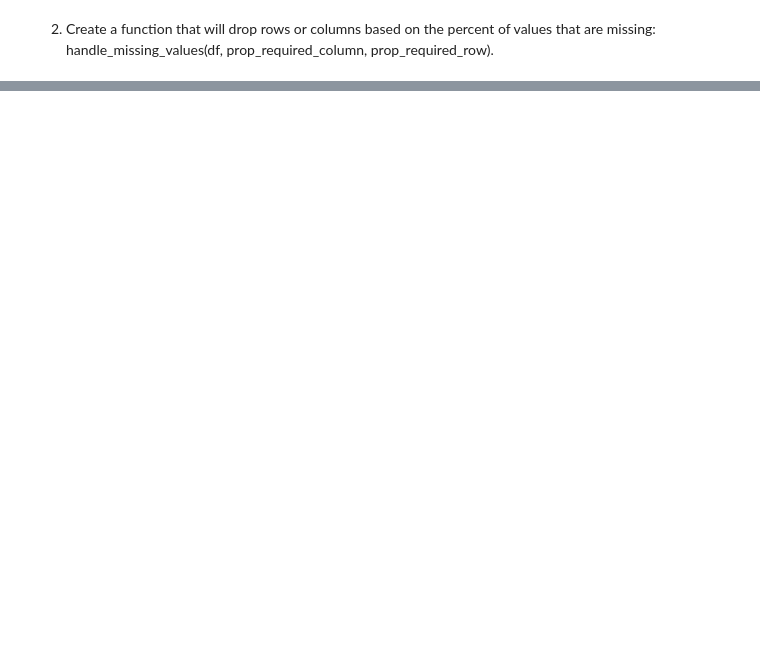
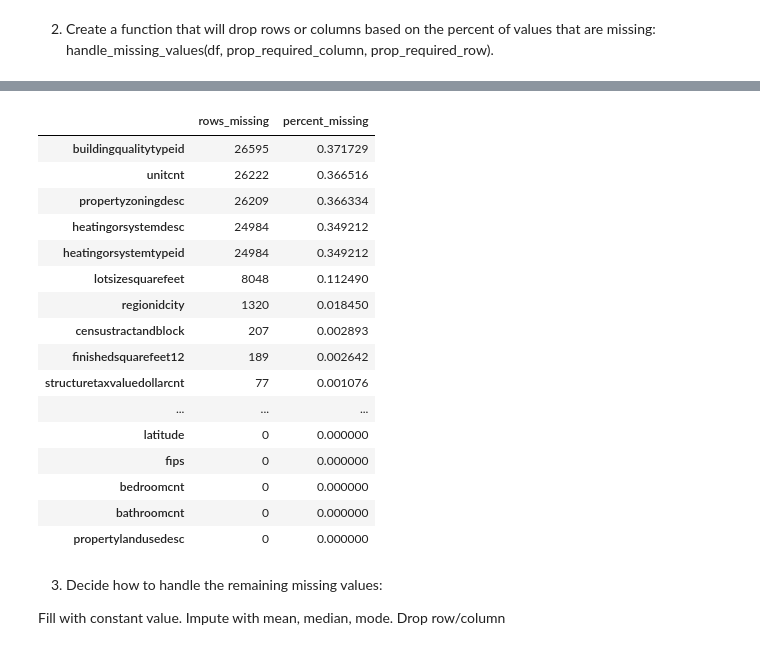
Before and after one commit to kristofer-rivera/clustering-exercises, a Jupyter notebook: zillow.ipynb, the cells around one changed output, grey strips where cells are left out. Cells and saved outputs as stored; diff of their text form; code cells hidden in the pictures; blank space fills up the shorter version.

```diff
--- a/zillow.ipynb
+++ b/zillow.ipynb
@@ -228,0 +241,27 @@ df.shape
+# %%
+nulls = attribute_nulls(df)
+nulls.sort_values('percent_missing', ascending = False)
+# %% [output]
+|  | rows_missing | percent_missing |
+| buildingqualitytypeid | 26595 | 0.371729 |
+| unitcnt | 26222 | 0.366516 |
+| propertyzoningdesc | 26209 | 0.366334 |
+| heatingorsystemdesc | 24984 | 0.349212 |
+| heatingorsystemtypeid | 24984 | 0.349212 |
+| lotsizesquarefeet | 8048 | 0.112490 |
+| regionidcity | 1320 | 0.018450 |
+| censustractandblock | 207 | 0.002893 |
+| finishedsquarefeet12 | 189 | 0.002642 |
+| structuretaxvaluedollarcnt | 77 | 0.001076 |
+| ... | ... | ... |
+| latitude | 0 | 0.000000 |
+| fips | 0 | 0.000000 |
+| bedroomcnt | 0 | 0.000000 |
+| bathroomcnt | 0 | 0.000000 |
+| propertylandusedesc | 0 | 0.000000 |
+# %% [markdown]
+3. Decide how to handle the remaining missing values:
+
+Fill with constant value.
+Impute with mean, median, mode.
+Drop row/column
```
Also changed, not shown: parts of 41 cells of this notebook, 2 other files.
